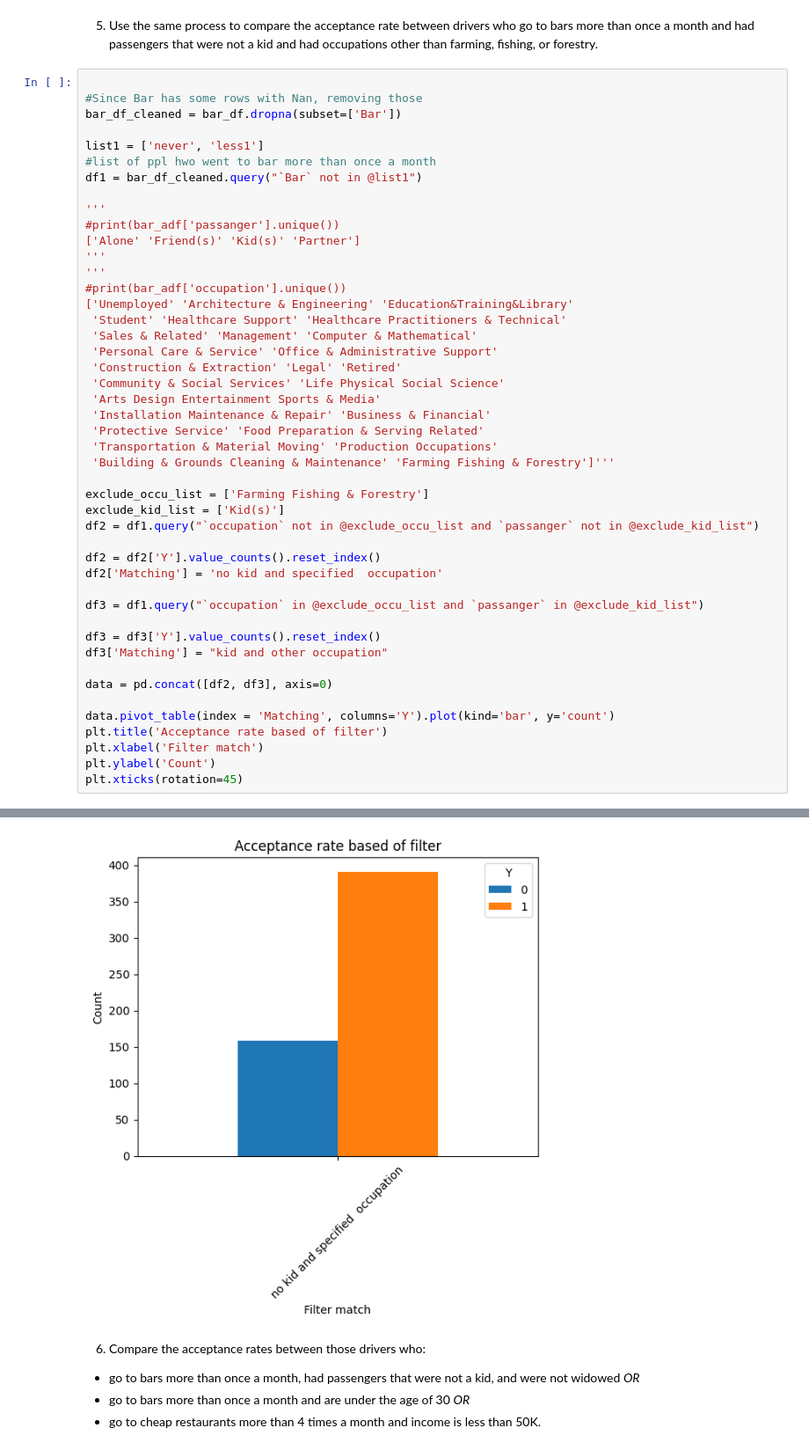
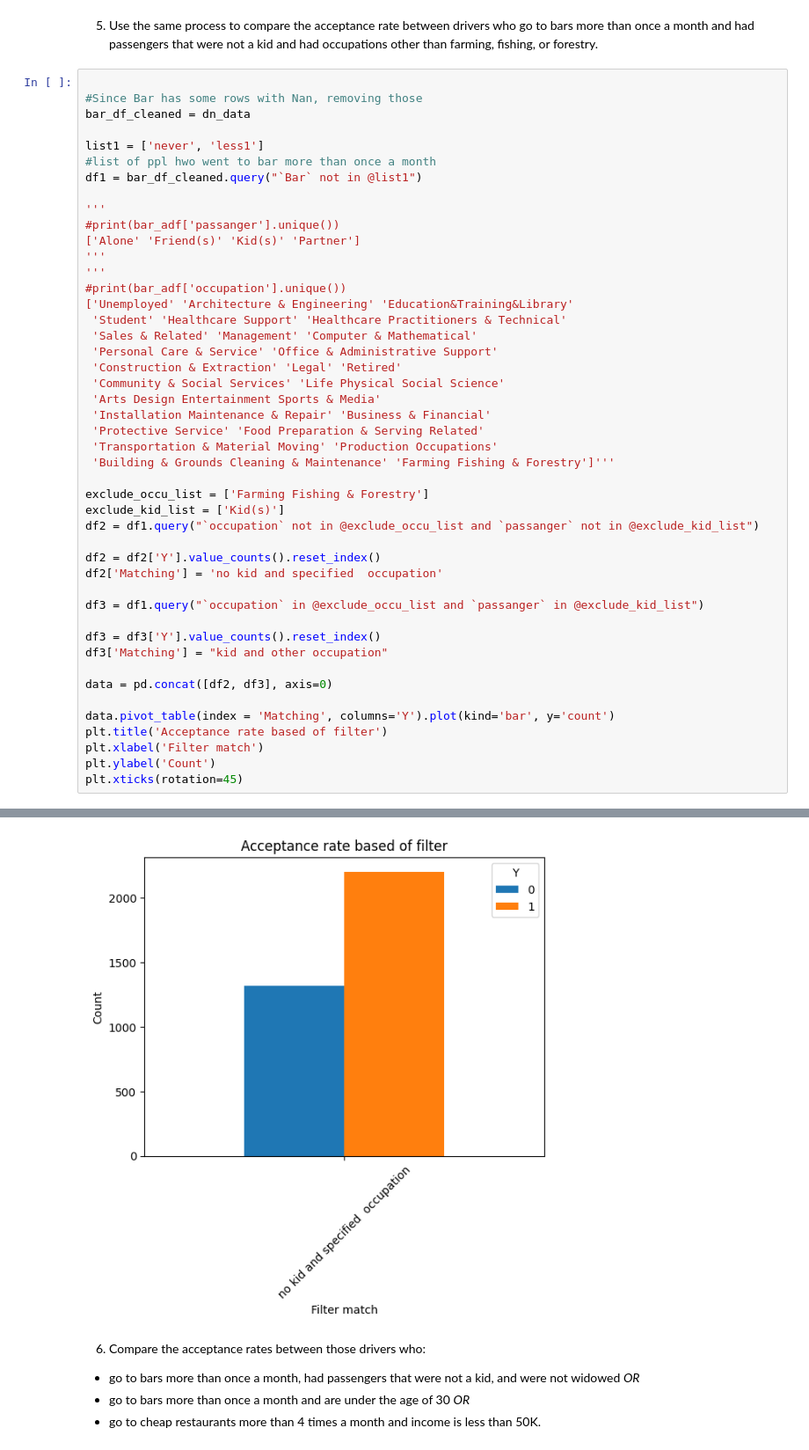
Before and after one commit to iswarcb/test, a Jupyter notebook: assignment_5.ipynb, the cells around one changed output, grey strips where cells are left out. Shown at 88% size. Saved outputs shown, nothing was run; the diff lists cells and outputs as text.

```diff
--- a/assignment_5.ipynb
+++ b/assignment_5.ipynb
@@ -351,7 +360,7 @@ plt.xticks(rotation=45)
 # %%
 
 #Since Bar has some rows with Nan, removing those
-bar_df_cleaned = bar_df.dropna(subset=['Bar'])
+bar_df_cleaned = dn_data
 
 list1 = ['never', 'less1']
 #list of ppl hwo went to bar more than once a month
@@ -369,34 +378,34 @@ df1 = bar_df_cleaned.query("`Bar` not in @list1")
  'Personal Care & Service' 'Office & Administrative Support'
  'Construction & Extraction' 'Legal' 'Retired'
  'Community & Social Services' 'Life Physical Social Science'
  'Arts Design Entertainment Sports & Media'
  'Installation Maintenance & Repair' 'Business & Financial'
  'Protective Service' 'Food Preparation & Serving Related'
  'Transportation & Material Moving' 'Production Occupations'
  'Building & Grounds Cleaning & Maintenance' 'Farming Fishing & Forestry']'''
 
 exclude_occu_list = ['Farming Fishing & Forestry']
 exclude_kid_list = ['Kid(s)']
 df2 = df1.query("`occupation` not in @exclude_occu_list and `passanger` not in @exclude_kid_list")
 
 df2 = df2['Y'].value_counts().reset_index()
 df2['Matching'] = 'no kid and specified  occupation'
 
 df3 = df1.query("`occupation` in @exclude_occu_list and `passanger` in @exclude_kid_list")
 
 df3 = df3['Y'].value_counts().reset_index()
 df3['Matching'] = "kid and other occupation"
 
 data = pd.concat([df2, df3], axis=0)
 
 data.pivot_table(index = 'Matching', columns='Y').plot(kind='bar', y='count')
 plt.title('Acceptance rate based of filter')
 plt.xlabel('Filter match')
 plt.ylabel('Count')
 plt.xticks(rotation=45)
 # %% [output]
 (array([0]), [Text(0, 0, 'no kid and specified  occupation')])
-[figure, old version]
+[figure, new version]
 # %% [markdown]
 6. Compare the acceptance rates between those drivers who:
 
```
Also changed, not shown: parts of 7 cells of this notebook.
